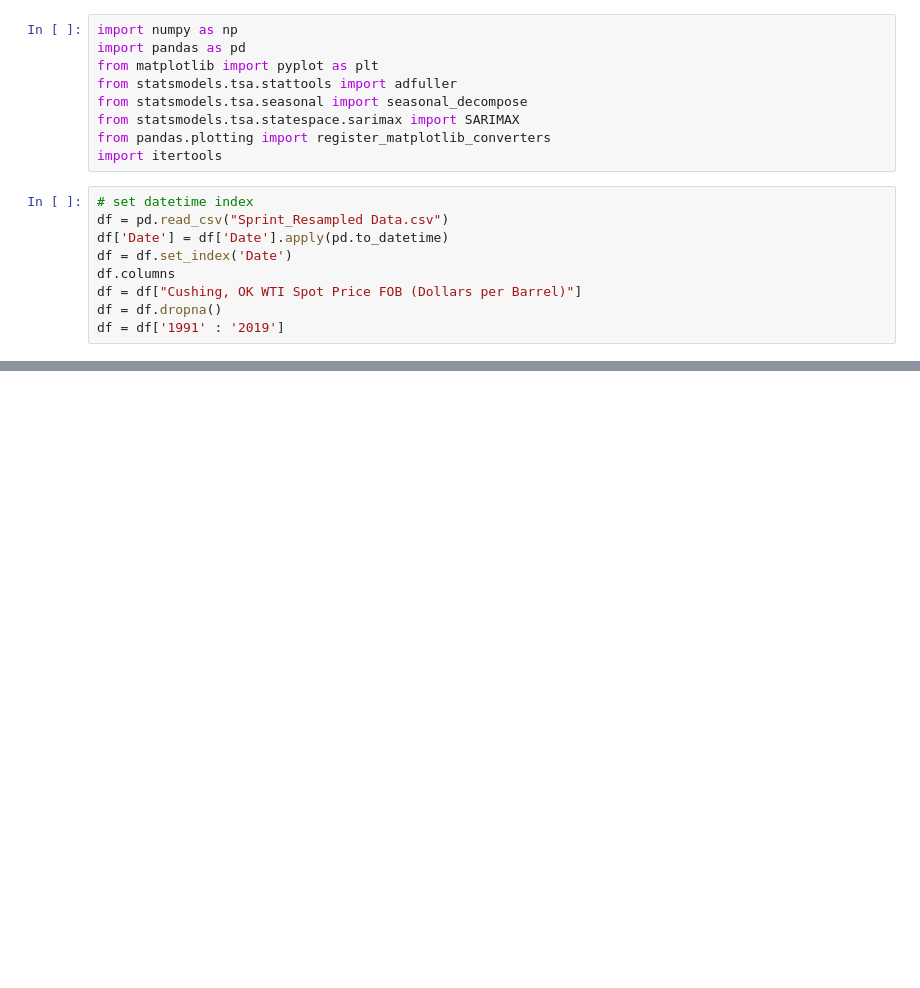
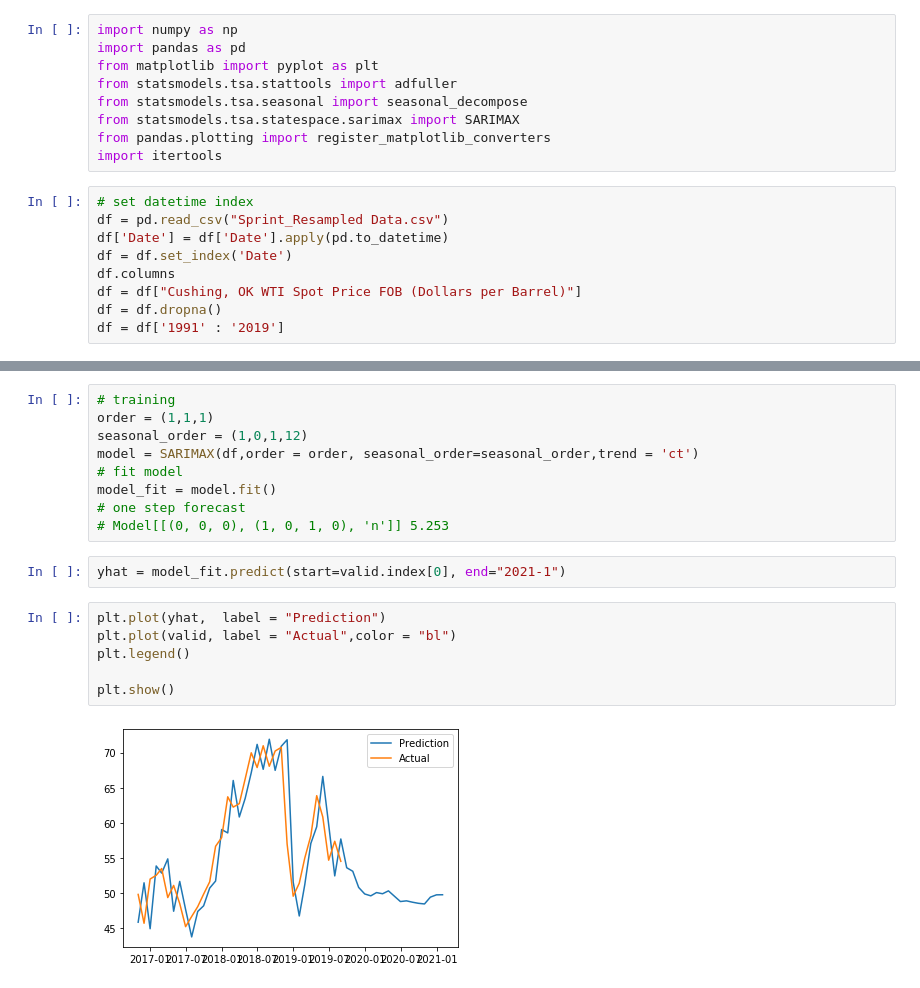
Before and after one commit to VeeLeeKoh/inventors_sprint, a Jupyter notebook: SARIMAX.ipynb, the cells around one changed output, grey strips where cells are left out. Drawn from its saved outputs; the diff is of its cells as text; blank space fills up the shorter version.

```diff
--- a/SARIMAX.ipynb
+++ b/SARIMAX.ipynb
@@ -57,0 +47,19 @@ plt.show()
+# %%
+# training
+order = (1,1,1)
+seasonal_order = (1,0,1,12)
+model = SARIMAX(df,order = order, seasonal_order=seasonal_order,trend = 'ct')
+# fit model
+model_fit = model.fit()
+# one step forecast
+# Model[[(0, 0, 0), (1, 0, 1, 0), 'n']] 5.253
+# %%
+yhat = model_fit.predict(start=valid.index[0], end="2021-1")
+# %%
+plt.plot(yhat,  label = "Prediction")
+plt.plot(valid, label = "Actual",color = "bl")
+plt.legend()
+
+plt.show()
+# %% [output]
+[figure, added]
```
Also changed, not shown: parts of 6 cells of this notebook, 1 other file.
